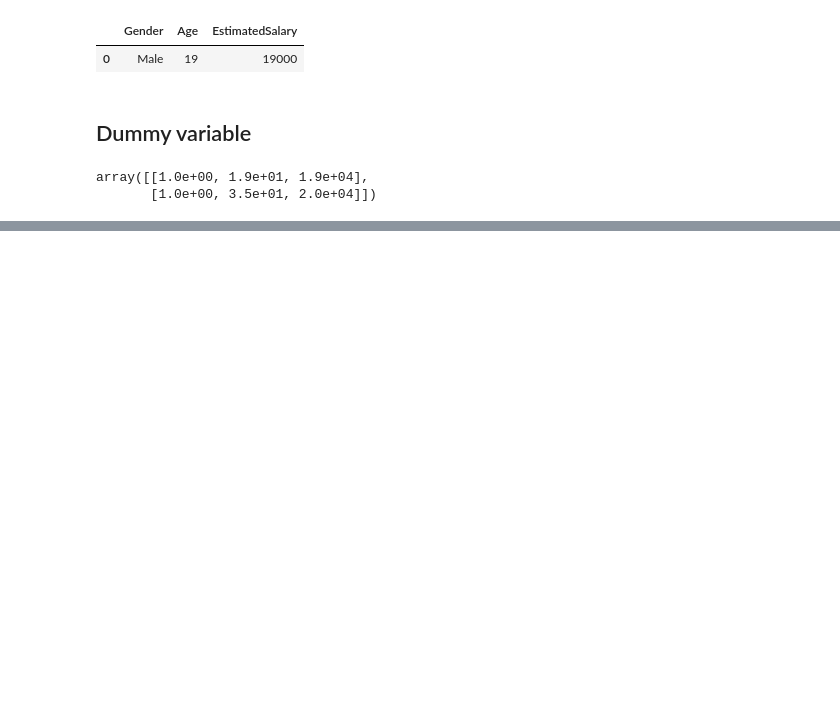
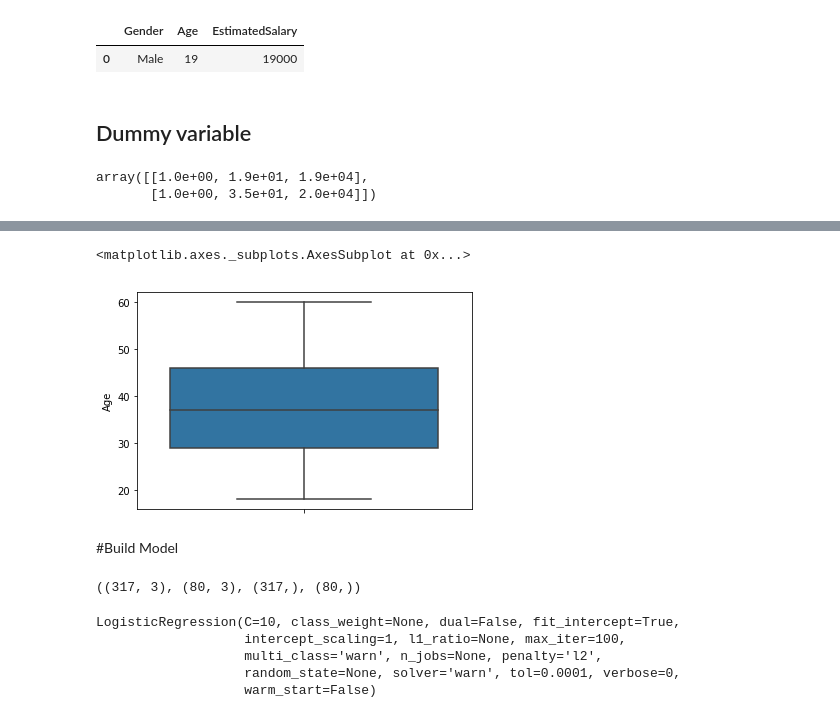
Before and after one commit to noushadkhan01/ML-and-DL-by-SuperDataScience, a Jupyter notebook: Machine-Learning/Part 3 - Classification/Section 14 - Logistic Regression/Logistic_Regression/Logistic_Regression_on_ad_dataset.ipynb, the cells around one changed output, grey strips where cells are left out. Cells and saved outputs as stored; diff of their text form; code cells hidden in the pictures; blank space fills up the shorter version.

```diff
--- a/Machine-Learning/Part 3 - Classification/Section 14 - Logistic Regression/Logistic_Regression/Logistic_Regression_on_ad_dataset.ipynb
+++ b/Machine-Learning/Part 3 - Classification/Section 14 - Logistic Regression/Logistic_Regression/Logistic_Regression_on_ad_dataset.ipynb
@@ -142,0 +169,7 @@ Name: Purchased, dtype: int64
+# %%
+sns.boxplot(x = 'Age', orient = 'vertical', data = df)
+# %% [output]
+<matplotlib.axes._subplots.AxesSubplot at 0x...>
+[figure, added]
+# %% [markdown]
+#Build Model
@@ -142,0 +180,14 @@ Name: Purchased, dtype: int64
+# %%
+X_train, X_test, y_train, y_test = train_test_split(X, y, test_size = .2, random_state  = 0)
+X_train.shape, X_test.shape, y_train.shape, y_test.shape
+# %% [output]
+((317, 3), (80, 3), (317,), (80,))
+# %%
+model = LogisticRegression(C = 10)
+model.fit(X_train, y_train)
+# %% [output]
+LogisticRegression(C=10, class_weight=None, dual=False, fit_intercept=True,
+                   intercept_scaling=1, l1_ratio=None, max_iter=100,
+                   multi_class='warn', n_jobs=None, penalty='l2',
+                   random_state=None, solver='warn', tol=0.0001, verbose=0,
+                   warm_start=False)
```
Also changed, not shown: parts of 27 cells of this notebook.
